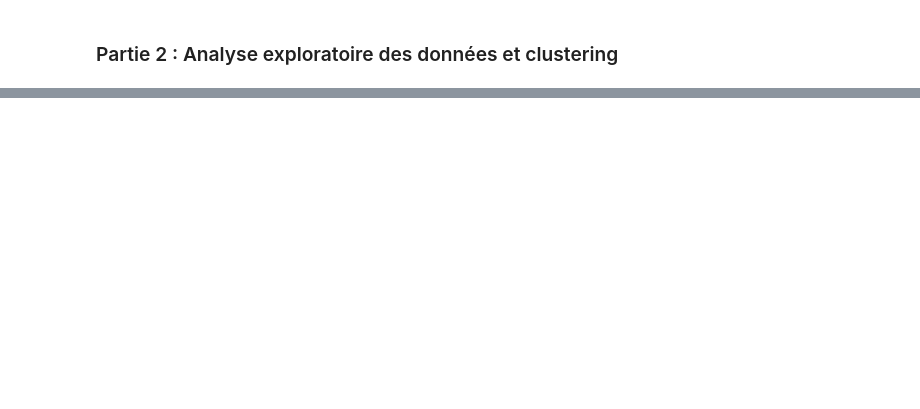
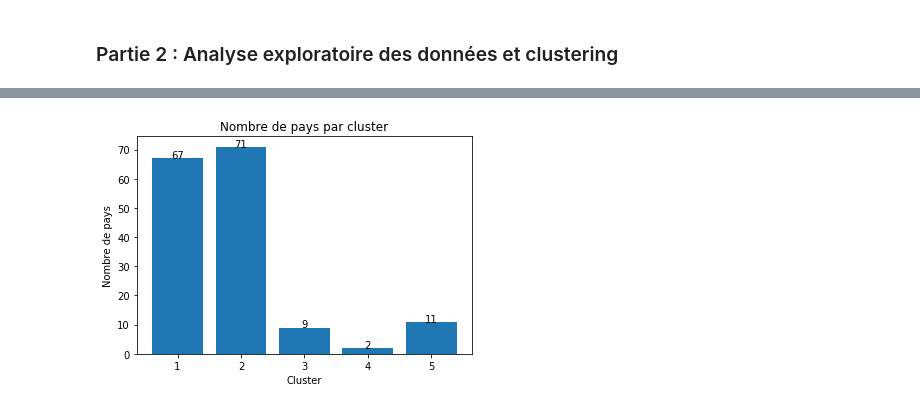
Before and after one commit to 16Court/OC-P9, a Jupyter notebook: Projet_9_Partie_2.ipynb, the cells around one changed output, grey strips where cells are left out. Drawn from its saved outputs; the diff is of its cells as text; code cells hidden in the pictures; blank space fills up the shorter version.

```diff
--- a/Projet_9_Partie_2.ipynb
+++ b/Projet_9_Partie_2.ipynb
@@ -115,0 +81,13 @@ plt.show()
+# %%
+# à la lecture du graphique et la méthode du coude utilisé, on peut supposer
+# que le nombre optimal de clusters est 5
+
+# Appliquons la méthode des k-means pour attribuer à chaque pays son cluster
+# random_state=42 sert à s'assurer que l'algorithme k-means donnera les mêmes résultats chaque fois qu'il est exécuté avec ces paramètres, ce qui facilite le débogage, la comparaison des modèles et la collaboration avec d'autres
+kmeans = KMeans(n_clusters=5, n_init=10, random_state=42)
+clusters = kmeans.fit_predict(X_scaled)+1
+
+# Ajouter les clusters au DataFrame original
+df['Cluster'] = clusters
+
+df.head()
@@ -115,0 +101,19 @@ plt.show()
+# %%
+# Compter le nombre de pays par cluster
+cluster_counts = df['Cluster'].value_counts().sort_index()
+
+# Créer un graphique en barres
+plt.bar(cluster_counts.index, cluster_counts.values)
+
+# Ajouter les valeurs au-dessus de chaque barre
+for index, value in cluster_counts.items():
+    plt.text(index, value, str(value), ha='center')  # ha='center' centre le texte
+
+# Ajouter des titres et des labels
+plt.title('Nombre de pays par cluster')
+plt.xlabel('Cluster')
+plt.ylabel('Nombre de pays')
+plt.xticks(range(1, len(cluster_counts.index) + 1))  # Assurez-vous que les clusters sont étiquetés de 1 à n
+plt.show()
+# %% [output]
+[figure, added]
```
Also changed, not shown: parts of 15 cells of this notebook.
